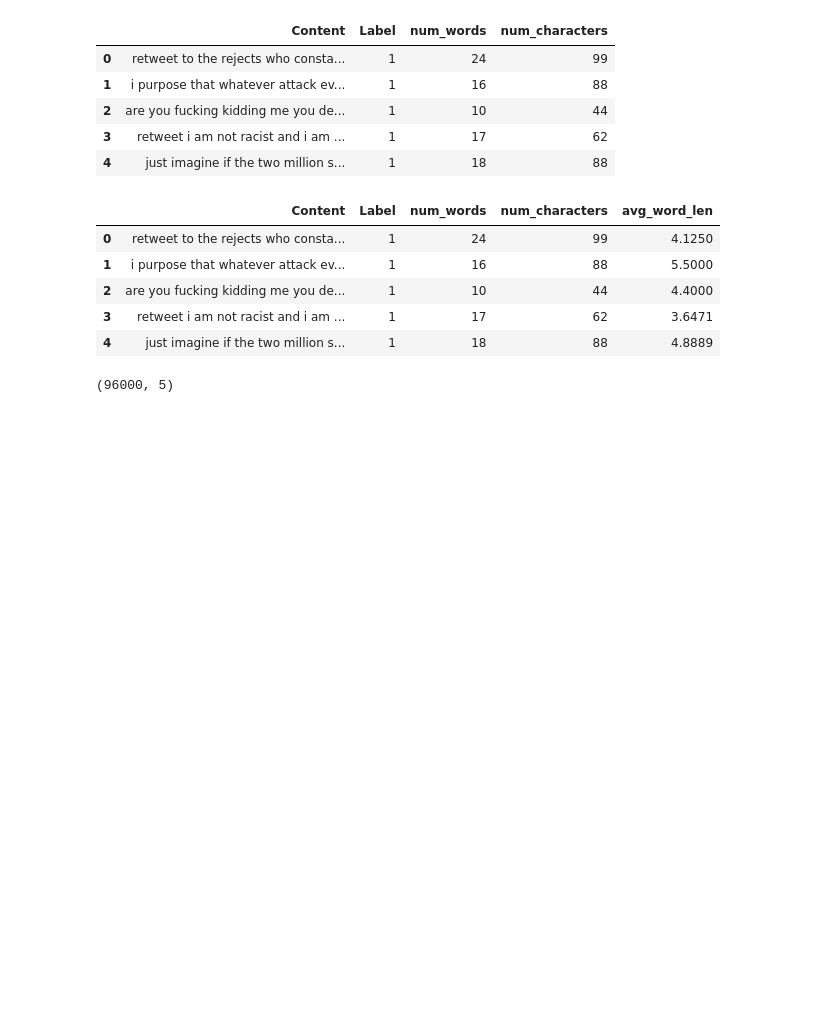
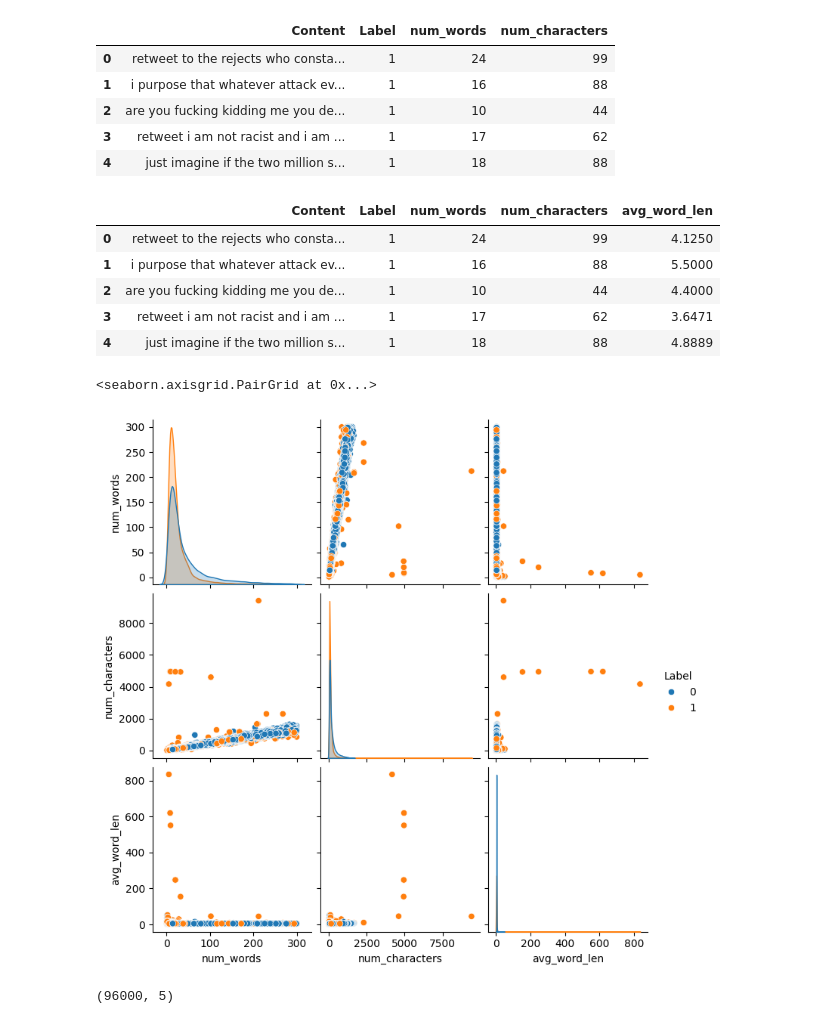
Before and after one commit to SubinoyBera/Toxic-TweetTagger, a Jupyter notebook: notebooks/extras2..ipynb, the cells around one changed output. Cells and saved outputs as stored; diff of their text form; code cells hidden in the pictures; blank space fills up the shorter version.

```diff
--- a/notebooks/extras2..ipynb
+++ b/notebooks/extras2..ipynb
@@ -245,6 +245,12 @@ df.head()
 # %%
 df = df.sample(frac=1, random_state=42).reset_index(drop=True)
 train_data, test_data = train_test_split(df, test_size=0.2, random_state=42)
+# %%
+import seaborn as sns
+sns.pairplot(df, hue='Label')
+# %% [output]
+<seaborn.axisgrid.PairGrid at 0x...>
+[figure, added]
 # %%
 train_data.shape
 # %% [output]
```
Also changed, not shown: 20 other files.
